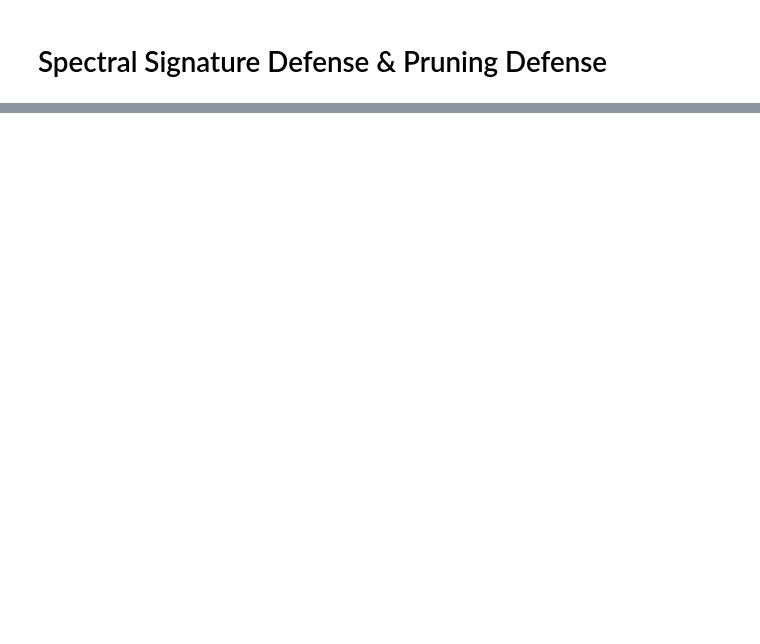
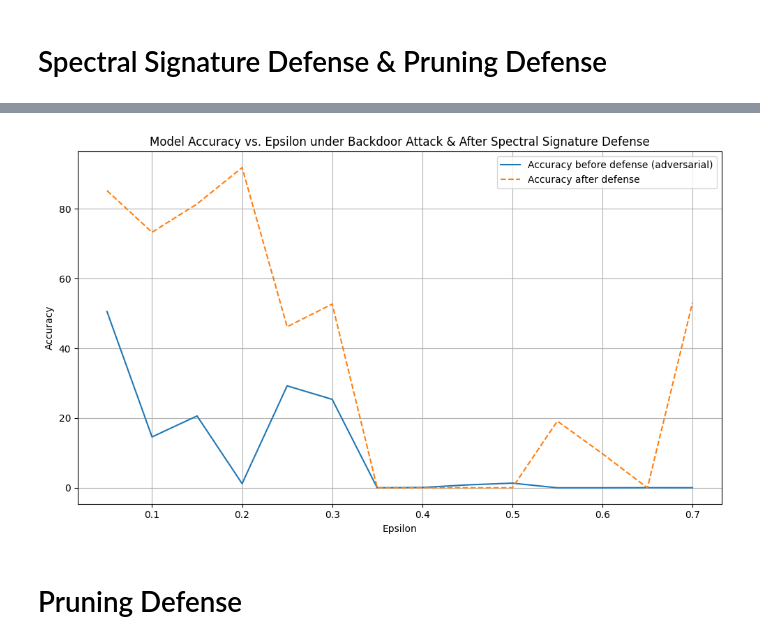
Before and after one commit to Wnhatt/frau_detec_DL, a Jupyter notebook: evaluation.ipynb, the cells around one changed output, grey strips where cells are left out. Drawn from its saved outputs; the diff is of its cells as text; code cells hidden in the pictures; blank space fills up the shorter version.

```diff
--- a/evaluation.ipynb
+++ b/evaluation.ipynb
@@ -564,0 +480,18 @@ Saving model
+# %%
+import matplotlib.pyplot as plt
+range_attack = np.arange(0.05, 0.75, 0.05)
+# Vẽ biểu đồ
+plt.figure(figsize=(10, 6))
+plt.plot(range_attack, accu_before_attack_list, label='Accuracy before defense (adversarial)')
+plt.plot(range_attack, accu_after_defense_list , label='Accuracy after defense', linestyle='--')
+plt.xlabel('Epsilon')
+plt.ylabel('Accuracy')
+plt.title('Model Accuracy vs. Epsilon under Backdoor Attack & After Spectral Signature Defense')
+plt.legend()
+plt.grid(True)
+plt.tight_layout()
+plt.show()
+# %% [output]
+[figure, added]
+# %% [markdown]
+# Pruning Defense
```
Also changed, not shown: parts of 13 cells of this notebook, 6 other files.
